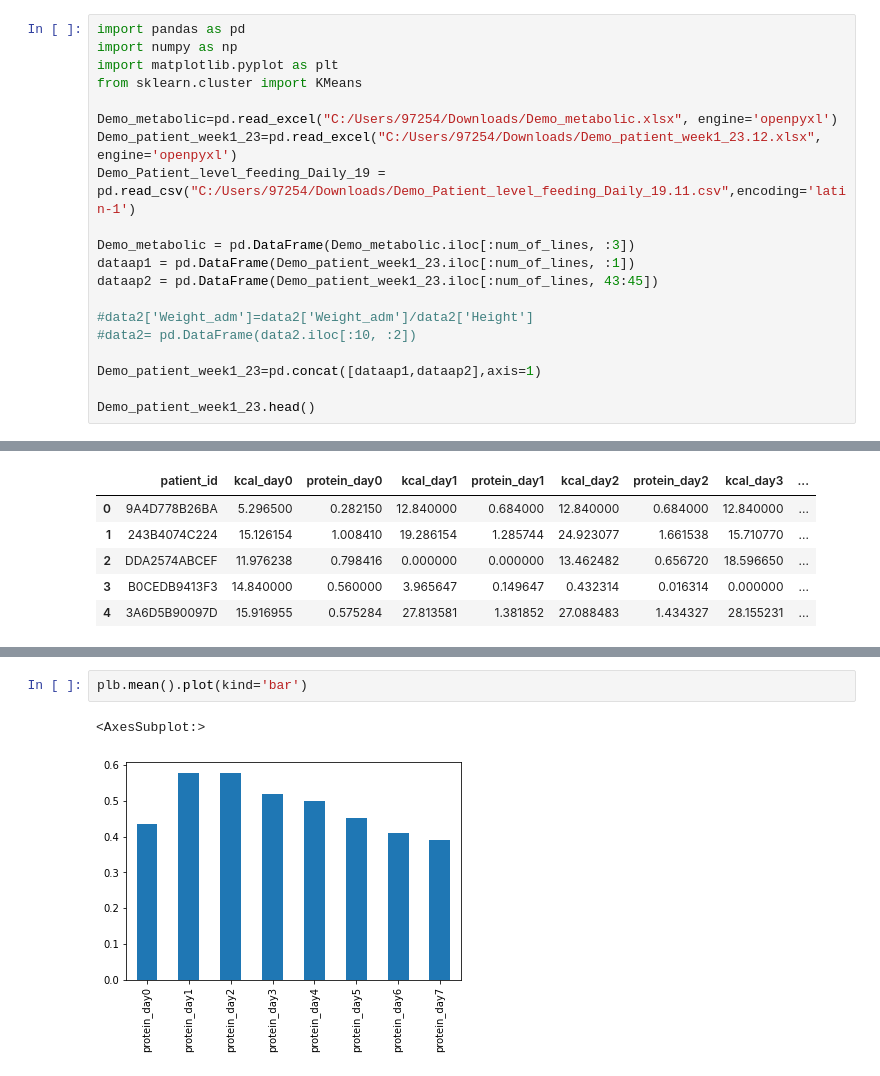
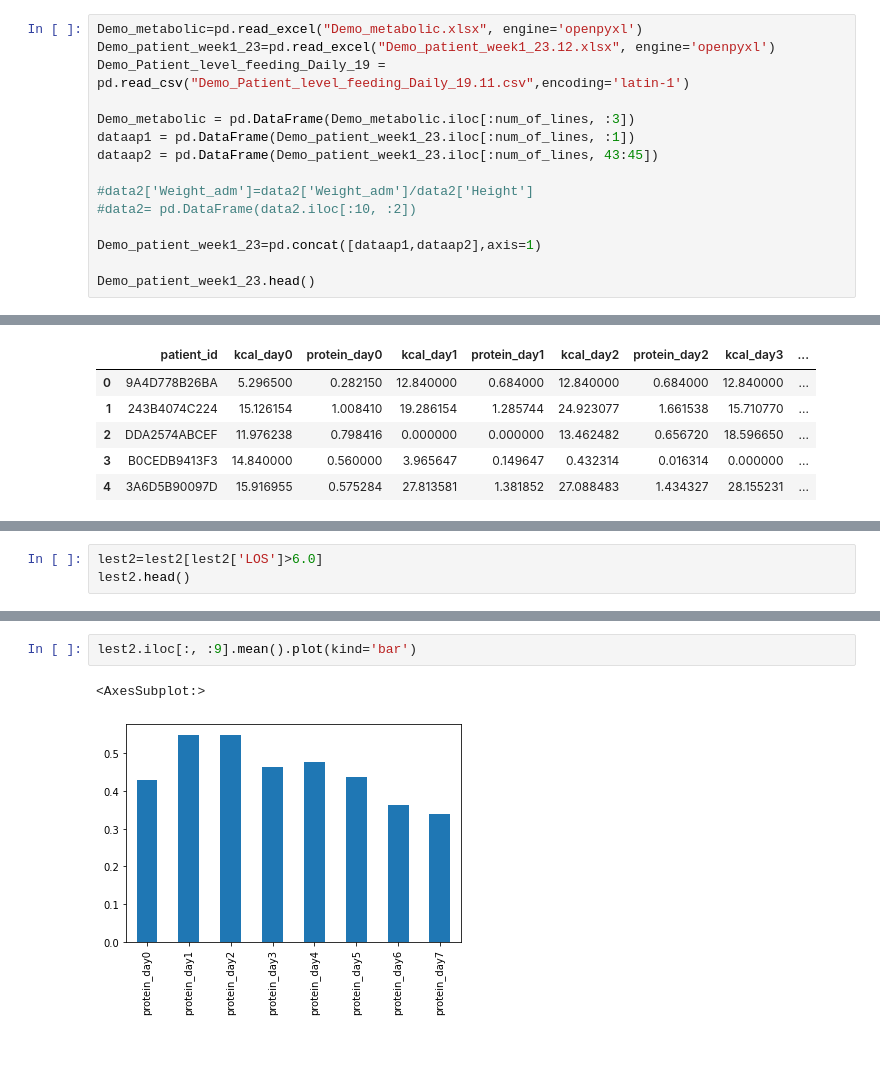
Before and after one commit to dvirs12345/Final-project, a Jupyter notebook: Hazana/plotprotien.ipynb, the cells around one changed output, grey strips where cells are left out. Drawn from its saved outputs; the diff is of its cells as text; blank space fills up the shorter version.

```diff
--- a/Hazana/plotprotien.ipynb
+++ b/Hazana/plotprotien.ipynb
@@ -5,12 +13,7 @@ num_of_lines=200
 # %%
-import pandas as pd
-import numpy as np
-import matplotlib.pyplot as plt
-from sklearn.cluster import KMeans
-
-Demo_metabolic=pd.read_excel("C:/Users/97254/Downloads/Demo_metabolic.xlsx", engine='openpyxl')
-Demo_patient_week1_23=pd.read_excel("C:/Users/97254/Downloads/Demo_patient_week1_23.12.xlsx", engine='openpyxl')
-Demo_Patient_level_feeding_Daily_19 = pd.read_csv("C:/Users/97254/Downloads/Demo_Patient_level_feeding_Daily_19.11.csv",encoding='latin-1')
+Demo_metabolic=pd.read_excel("Demo_metabolic.xlsx", engine='openpyxl')
+Demo_patient_week1_23=pd.read_excel("Demo_patient_week1_23.12.xlsx", engine='openpyxl')
+Demo_Patient_level_feeding_Daily_19 = pd.read_csv("Demo_Patient_level_feeding_Daily_19.11.csv",encoding='latin-1')
 
 Demo_metabolic = pd.DataFrame(Demo_metabolic.iloc[:num_of_lines, :3])
 dataap1 = pd.DataFrame(Demo_patient_week1_23.iloc[:num_of_lines, :1])
@@ -89,0 +103,3 @@ plb.head()
+# %%
+lest2=lest2[lest2['LOS']>6.0]
+lest2.head()
@@ -90,5 +127,5 @@ plb.head()
 # %%
-plb.mean().plot(kind='bar')
+lest2.iloc[:, :9].mean().plot(kind='bar')
 # %% [output]
 <AxesSubplot:>
-[figure, old version]
+[figure, new version]
```
Also changed, not shown: parts of 28 cells of this notebook, 1 other file.
